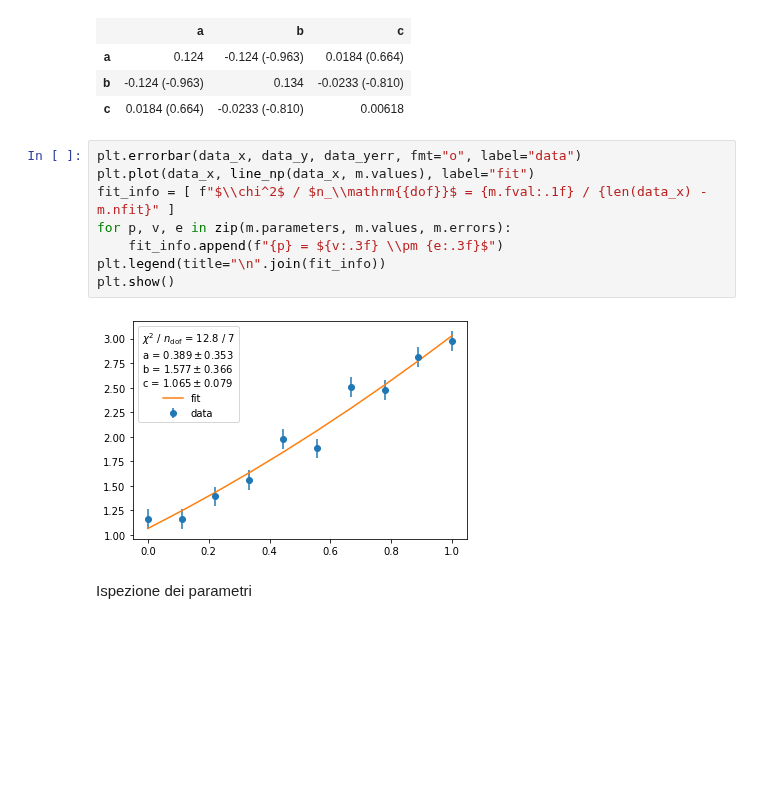
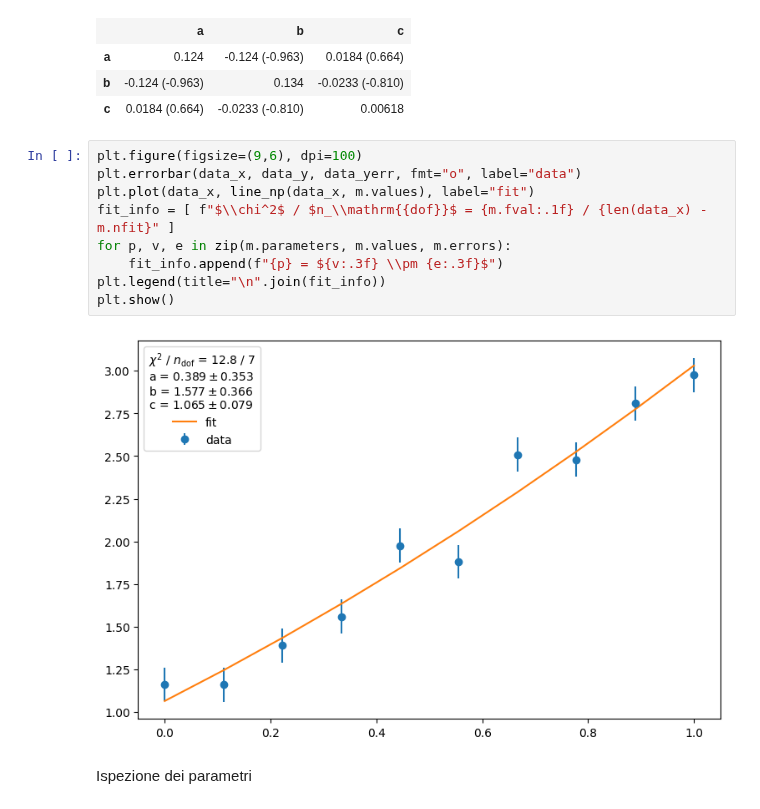
Before and after one commit to lucalista/analisi-dati-2021, a Jupyter notebook: 15.04.00__Minuit.ipynb, the cells around one changed output. Cells and saved outputs as stored; diff of their text form; blank space fills up the shorter version.

```diff
--- a/15.04.00__Minuit.ipynb
+++ b/15.04.00__Minuit.ipynb
@@ -179,15 +181,16 @@ m.hesse()
 | b | -0.124 (-0.963) | 0.134 | -0.0233 (-0.810) |
 | c | 0.0184 (0.664) | -0.0233 (-0.810) | 0.00618 |
 # %%
+plt.figure(figsize=(9,6), dpi=100)
 plt.errorbar(data_x, data_y, data_yerr, fmt="o", label="data")
 plt.plot(data_x, line_np(data_x, m.values), label="fit")
 fit_info = [ f"$\\chi^2$ / $n_\\mathrm{{dof}}$ = {m.fval:.1f} / {len(data_x) - m.nfit}" ]
 for p, v, e in zip(m.parameters, m.values, m.errors):
     fit_info.append(f"{p} = ${v:.3f} \\pm {e:.3f}$")
 plt.legend(title="\n".join(fit_info))
 plt.show()
 # %% [output]
-[figure, old version]
+[figure, new version]
 # %% [markdown]
 Ispezione dei parametri
 # %%
```
Also changed, not shown: parts of 20 cells of this notebook.
